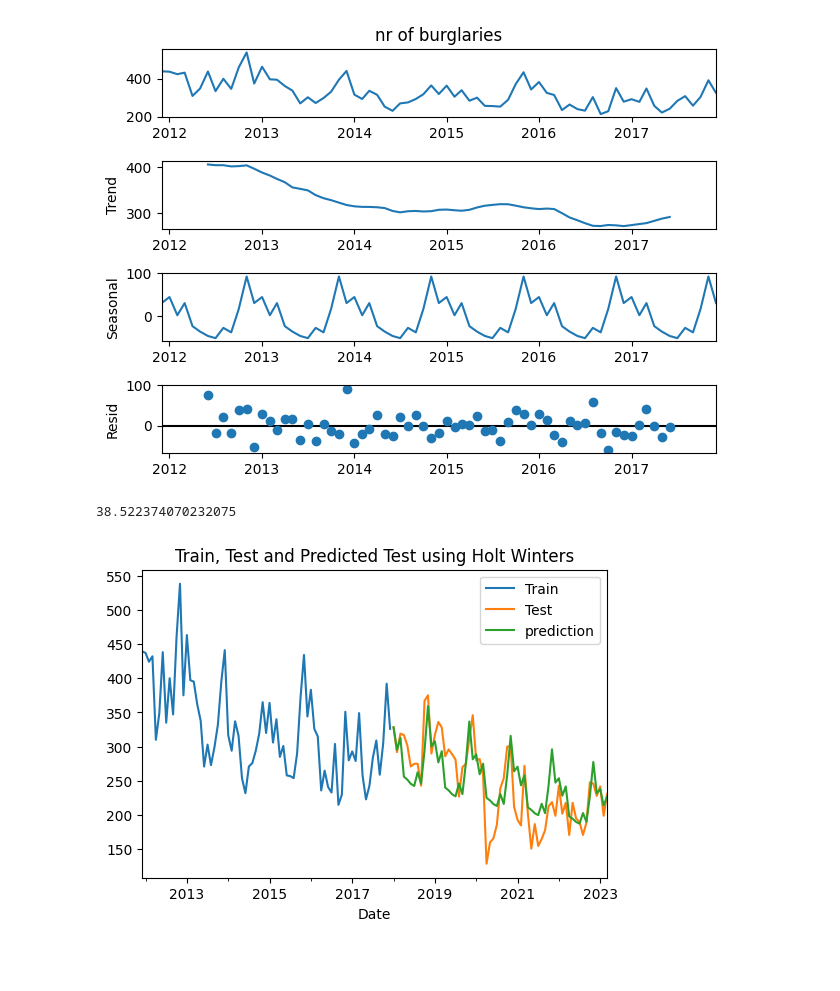
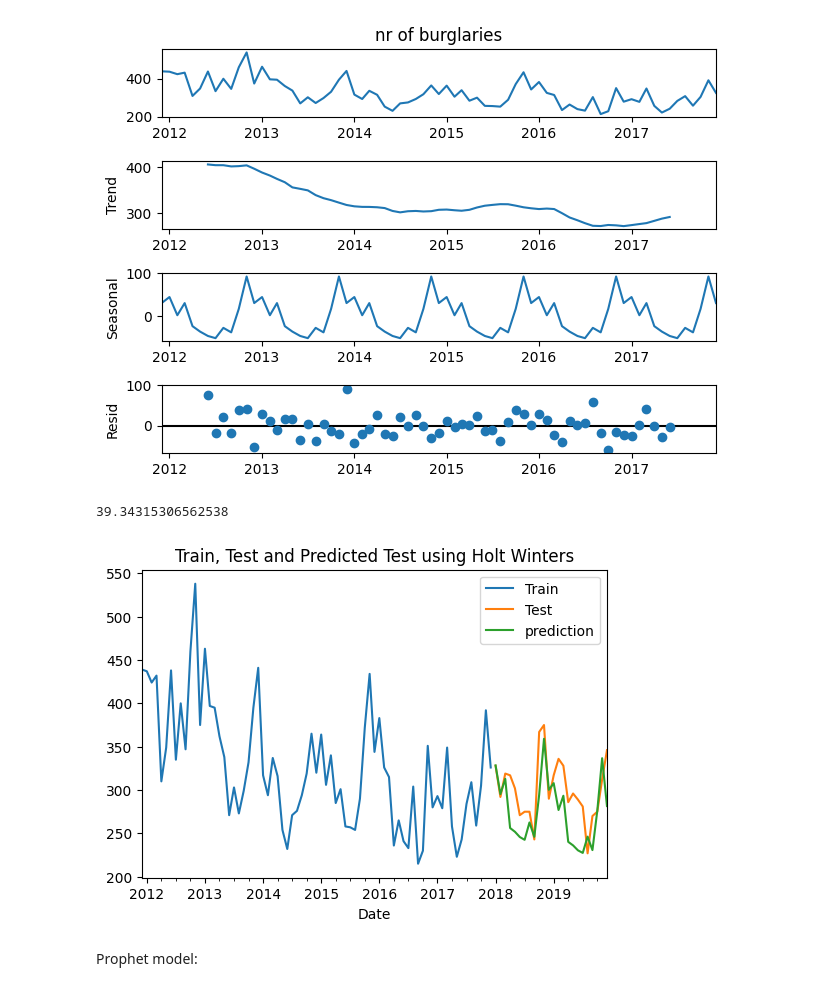
Before and after one commit to isavgt/JBG050-group11, a Jupyter notebook: forecast_holt_winters.ipynb, the cells around one changed output. Saved outputs shown, nothing was run; the diff lists cells and outputs as text; code cells hidden in the pictures; blank space fills up the shorter version.

```diff
--- a/forecast_holt_winters.ipynb
+++ b/forecast_holt_winters.ipynb
@@ -7,7 +7,7 @@ from statsmodels.tsa.holtwinters import SimpleExpSmoothing
 from statsmodels.tsa.holtwinters import ExponentialSmoothing
 # %%
 # Read data, get dataframe with crimes/month
-df = pd.read_parquet('C:\\Users\\20203697\\Desktop\\DBL2_data\\cleaned\\Metropolitan-street.parquet')
+df = pd.read_parquet('C:\\Users\\20203697\\Desktop\\JBG050_DC2\\DBL2_data\\cleaned\\Metropolitan-street.parquet')
 monthly_grouped_df = df.sort_values(['Year','Month num'],ascending=False).groupby(['Year', 'Month num'])['Crime ID'].count()
 monthly_grouped_df = monthly_grouped_df.to_frame()
 
@@ -22,4 +22,6 @@ monthly_grouped_df = monthly_grouped_df.set_index(pd.DatetimeIndex(monthly_group
 # %%
 # Divide test and train data
 train_data = monthly_grouped_df[monthly_grouped_df['year']<2018]
-test_data = monthly_grouped_df[monthly_grouped_df['year']>2017]
+test_data = monthly_grouped_df[(monthly_grouped_df['year']>2017) & (monthly_grouped_df['year'] <2020)]
+
+test_data
@@ -36,16 +57,18 @@ import math
 # %%
 # Fit the model & make predictions
 fitted_model = ExponentialSmoothing(train_data['nr of burglaries'],trend='mul',seasonal='mul',seasonal_periods=12).fit()
-test_predictions = fitted_model.forecast(63).to_frame()
+test_predictions = fitted_model.forecast(24).to_frame()
 
 # Plot test data, train data and predictions
 train_data['nr of burglaries'].plot(legend=True,label='Train')
 test_data['nr of burglaries'].plot(legend=True,label='Test',figsize=(6,4))
 test_predictions[0].plot(legend=True,label='prediction')
 plt.title('Train, Test and Predicted Test using Holt Winters')
 
 mse = mean_squared_error(test_data['nr of burglaries'], test_predictions)
 math.sqrt(mse)
 # %% [output]
-38.522374070232075
+39.34315306562538
-[figure, old version]
+[figure, new version]
+# %% [markdown]
+Prophet model:
```
Also changed, not shown: parts of 2 cells of this notebook, 1 other file.
